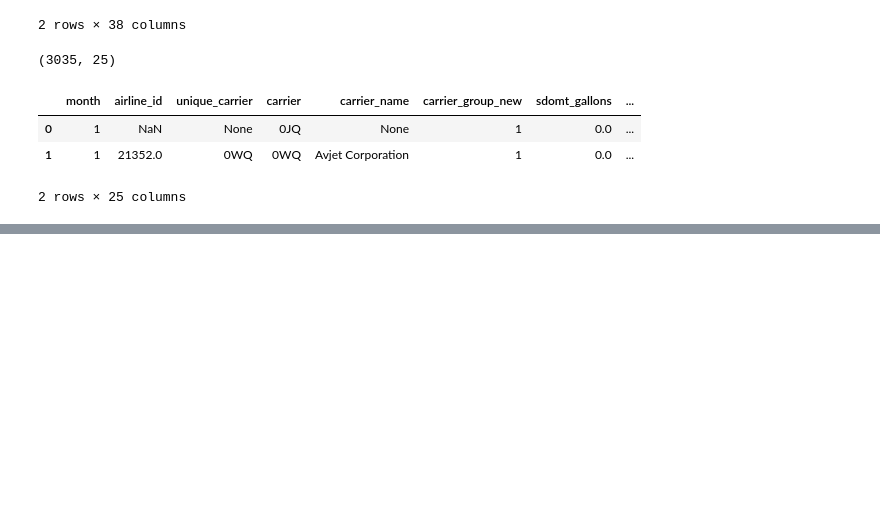
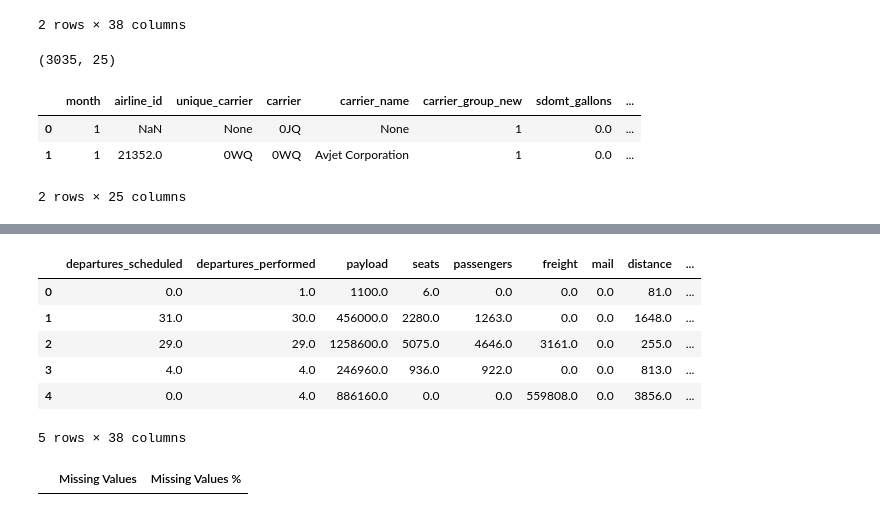
Before and after one commit to yusrialsanaani/Midterm_Project, a Jupyter notebook: 1_DataPreparation .ipynb, the cells around one changed output, grey strips where cells are left out. Drawn from its saved outputs; the diff is of its cells as text; code cells hidden in the pictures; blank space fills up the shorter version.

Commit message:
Add some data processing

```diff
--- a/1_DataPreparation .ipynb
+++ b/1_DataPreparation .ipynb
@@ -85,0 +260,16 @@ fuel_data.to_csv("Data/fuel_data.csv", index=False)
+# %%
+passengers = pd.read_csv("Data/passengers_data.csv")
+# %%
+passengers.head()
+# %% [output]
+|  | departures_scheduled | departures_performed | payload | seats | passengers | freight | mail | distance | ... |
+| 0 | 0.0 | 1.0 | 1100.0 | 6.0 | 0.0 | 0.0 | 0.0 | 81.0 | ... |
+| 1 | 31.0 | 30.0 | 456000.0 | 2280.0 | 1263.0 | 0.0 | 0.0 | 1648.0 | ... |
+| 2 | 29.0 | 29.0 | 1258600.0 | 5075.0 | 4646.0 | 3161.0 | 0.0 | 255.0 | ... |
+| 3 | 4.0 | 4.0 | 246960.0 | 936.0 | 922.0 | 0.0 | 0.0 | 813.0 | ... |
+| 4 | 0.0 | 4.0 | 886160.0 | 0.0 | 0.0 | 559808.0 | 0.0 | 3856.0 | ... |
+5 rows × 38 columns
+# %%
+missing_values(passengers)
+# %% [output]
+|  | Missing Values | Missing Values % |
```
Also changed, not shown: parts of 23 cells of this notebook, 2 other files.
